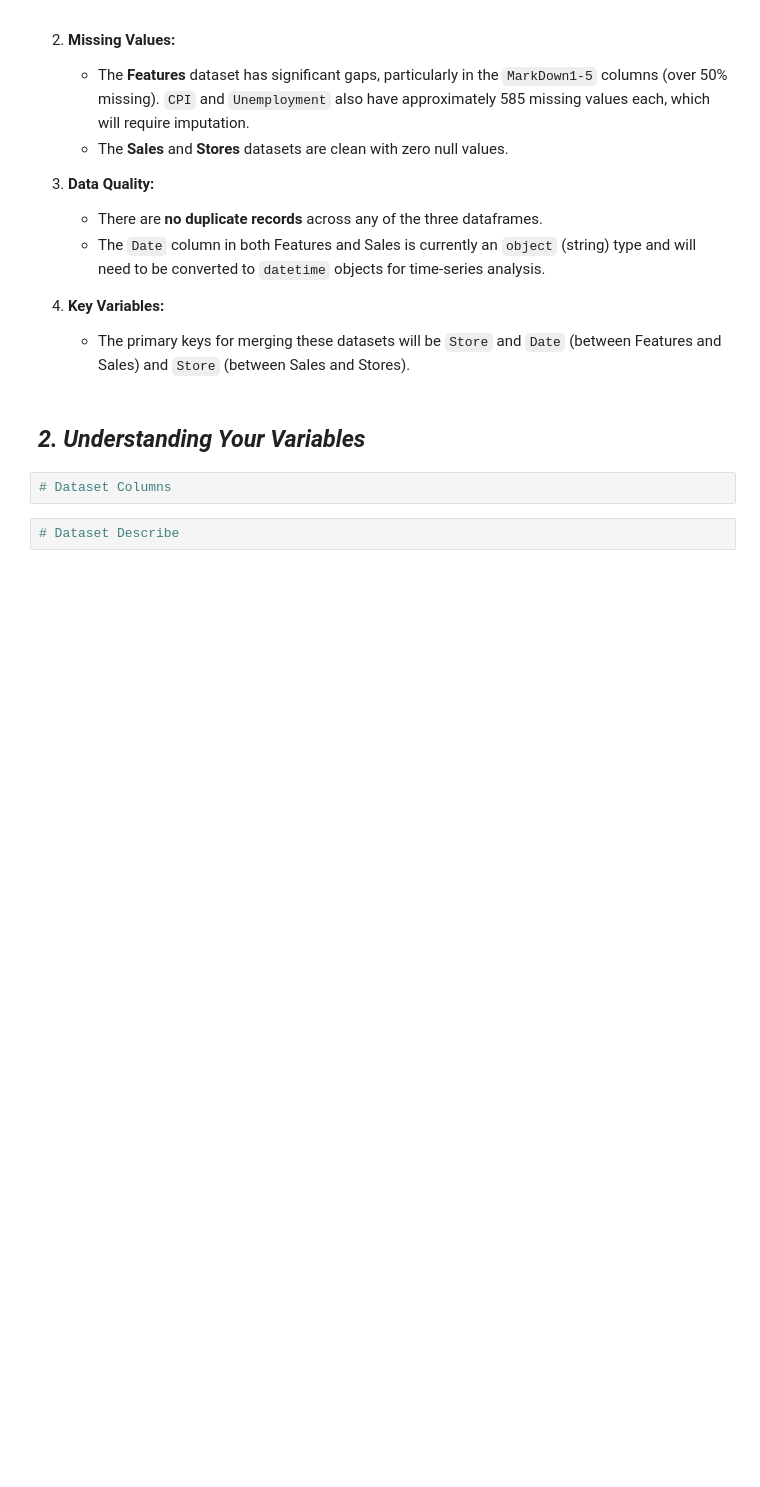
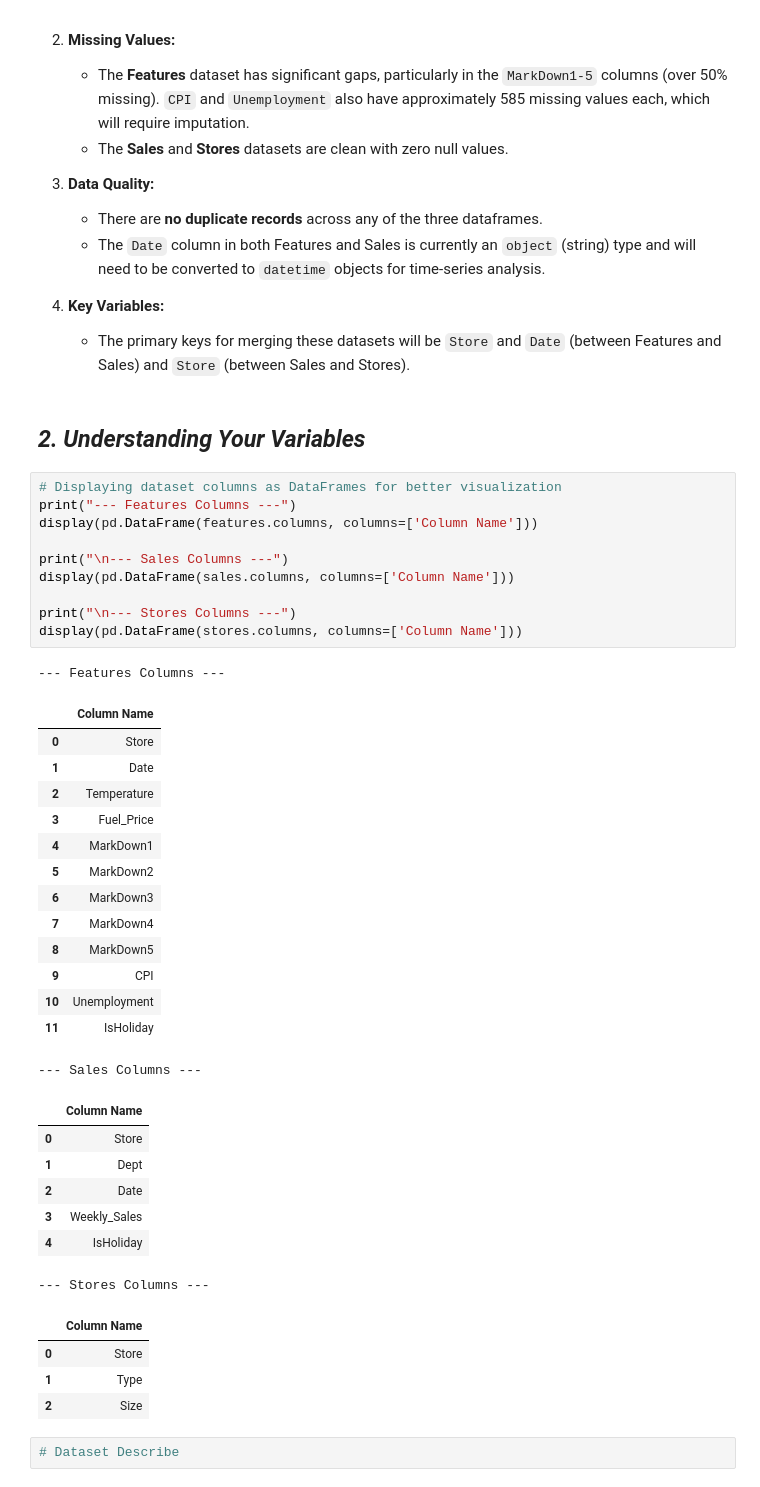
Before and after one commit to amol004/Integrated-Retail-Analytics-for-Store-Optimization-Advanced-Machine-Learning, a Jupyter notebook: Integrated_Retail_Analytics_for_Store_Optimization.ipynb, the cells around one changed output. Saved outputs shown, nothing was run; the diff lists cells and outputs as text; blank space fills up the shorter version.

```diff
--- a/Integrated_Retail_Analytics_for_Store_Optimization.ipynb
+++ b/Integrated_Retail_Analytics_for_Store_Optimization.ipynb
@@ -321,8 +321,43 @@ Based on the initial exploration, here is what we know about the datasets:
     *   The primary keys for merging these datasets will be `Store` and `Date` (between Features and Sales) and `Store` (between Sales and Stores).
 # %% [markdown]
 ## ***2. Understanding Your Variables***
-# %%
-# Dataset Columns
+# %%
+# Displaying dataset columns as DataFrames for better visualization
+print("--- Features Columns ---")
+display(pd.DataFrame(features.columns, columns=['Column Name']))
+
+print("\n--- Sales Columns ---")
+display(pd.DataFrame(sales.columns, columns=['Column Name']))
+
+print("\n--- Stores Columns ---")
+display(pd.DataFrame(stores.columns, columns=['Column Name']))
+# %% [output]
+--- Features Columns ---
+|  | Column Name |
+| 0 | Store |
+| 1 | Date |
+| 2 | Temperature |
+| 3 | Fuel_Price |
+| 4 | MarkDown1 |
+| 5 | MarkDown2 |
+| 6 | MarkDown3 |
+| 7 | MarkDown4 |
+| 8 | MarkDown5 |
+| 9 | CPI |
+| 10 | Unemployment |
+| 11 | IsHoliday |
+--- Sales Columns ---
+|  | Column Name |
+| 0 | Store |
+| 1 | Dept |
+| 2 | Date |
+| 3 | Weekly_Sales |
+| 4 | IsHoliday |
+--- Stores Columns ---
+|  | Column Name |
+| 0 | Store |
+| 1 | Type |
+| 2 | Size |
 # %%
 # Dataset Describe
 # %% [markdown]
```
